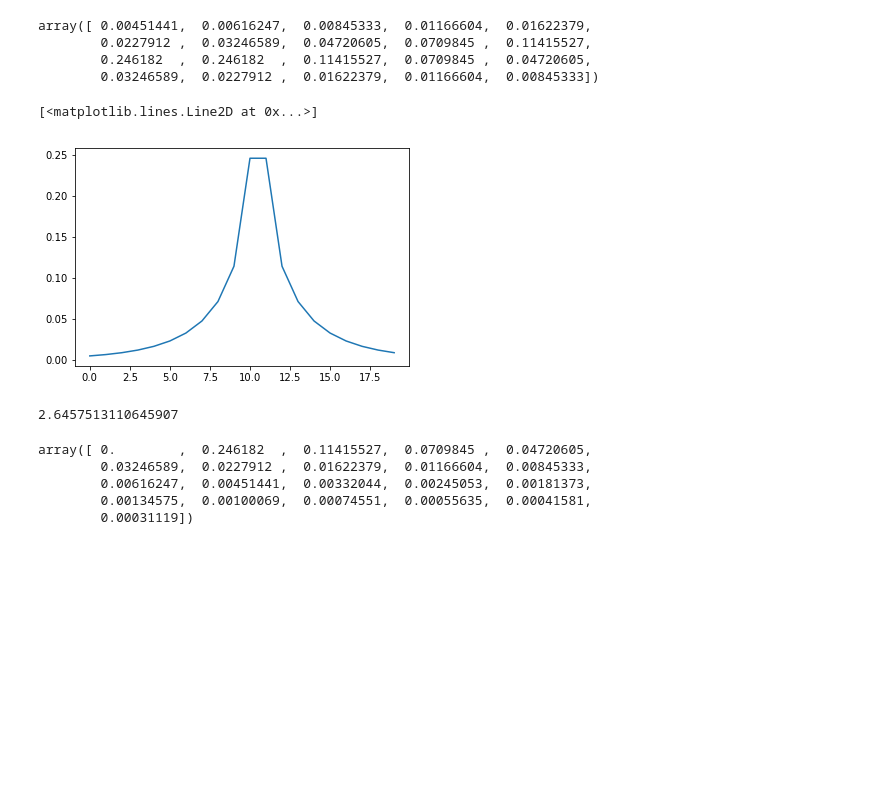
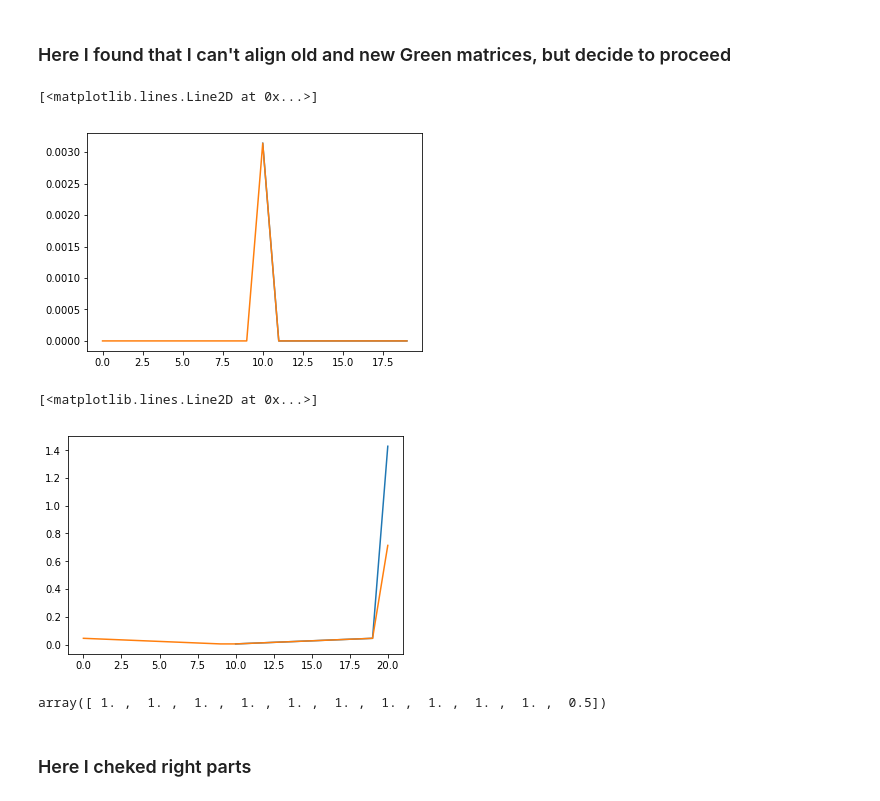
Before and after one commit to dmitrydi/pd_lapl, a Jupyter notebook: old_vs_new.ipynb, the cells around one changed output. Saved outputs shown, nothing was run; the diff lists cells and outputs as text; code cells hidden in the pictures; blank space fills up the shorter version.

```diff
--- a/old_vs_new.ipynb
+++ b/old_vs_new.ipynb
@@ -103,24 +38,13 @@ for i in range(2*N):
-# %%
-v1
-# %% [output]
-array([ 0.00451441,  0.00616247,  0.00845333,  0.01166604,  0.01622379,
-        0.0227912 ,  0.03246589,  0.04720605,  0.0709845 ,  0.11415527,
-        0.246182  ,  0.246182  ,  0.11415527,  0.0709845 ,  0.04720605,
-        0.03246589,  0.0227912 ,  0.01622379,  0.01166604,  0.00845333])
-# %%
-plt.plot(v1)
-# %% [output]
-[<matplotlib.lines.Line2D at 0x...>]
-[figure, removed]
-# %%
-v2 = calc_bessel_integrals(s, 1, 1, N)
-# %% [output]
-2.6457513110645907
-# %%
-v2
-# %% [output]
-array([ 0.        ,  0.246182  ,  0.11415527,  0.0709845 ,  0.04720605,
-        0.03246589,  0.0227912 ,  0.01622379,  0.01166604,  0.00845333,
-        0.00616247,  0.00451441,  0.00332044,  0.00245053,  0.00181373,
-        0.00134575,  0.00100069,  0.00074551,  0.00055635,  0.00041581,
-        0.00031119])
+# %% [markdown]
+### Here I found that I can't align old and new Green matrices, but decide to proceed
+# %%
+old_source = old_helper.get_source_matrix(well, s)
+new_source = helper.get_source_matrix(well, s)
+# %%
+s_old = old_source[0, 1:]
+s_new = new_source[10, 1:]
+plt.plot(i_old, s_old)
+plt.plot(i_new, s_new)
+# %% [output]
+[<matplotlib.lines.Line2D at 0x...>]
+[figure, added]
@@ -126,0 +54,8 @@ array([ 0.        ,  0.246182  ,  0.11415527,  0.0709845 ,  0.04720605,
+# %%
+i_r_old = range(10,21)
+i_r_new = range(21)
+plt.plot(i_r_old, old_right)
+plt.plot(i_r_new, new_right)
+# %% [output]
+[<matplotlib.lines.Line2D at 0x...>]
+[figure, added]
@@ -126,0 +64,6 @@ array([ 0.        ,  0.246182  ,  0.11415527,  0.0709845 ,  0.04720605,
+# %%
+sub_r_new/old_right
+# %% [output]
+array([ 1. ,  1. ,  1. ,  1. ,  1. ,  1. ,  1. ,  1. ,  1. ,  1. ,  0.5])
+# %% [markdown]
+### Here I cheked right parts
```
Also changed, not shown: parts of 9 cells of this notebook, 2 other files.
